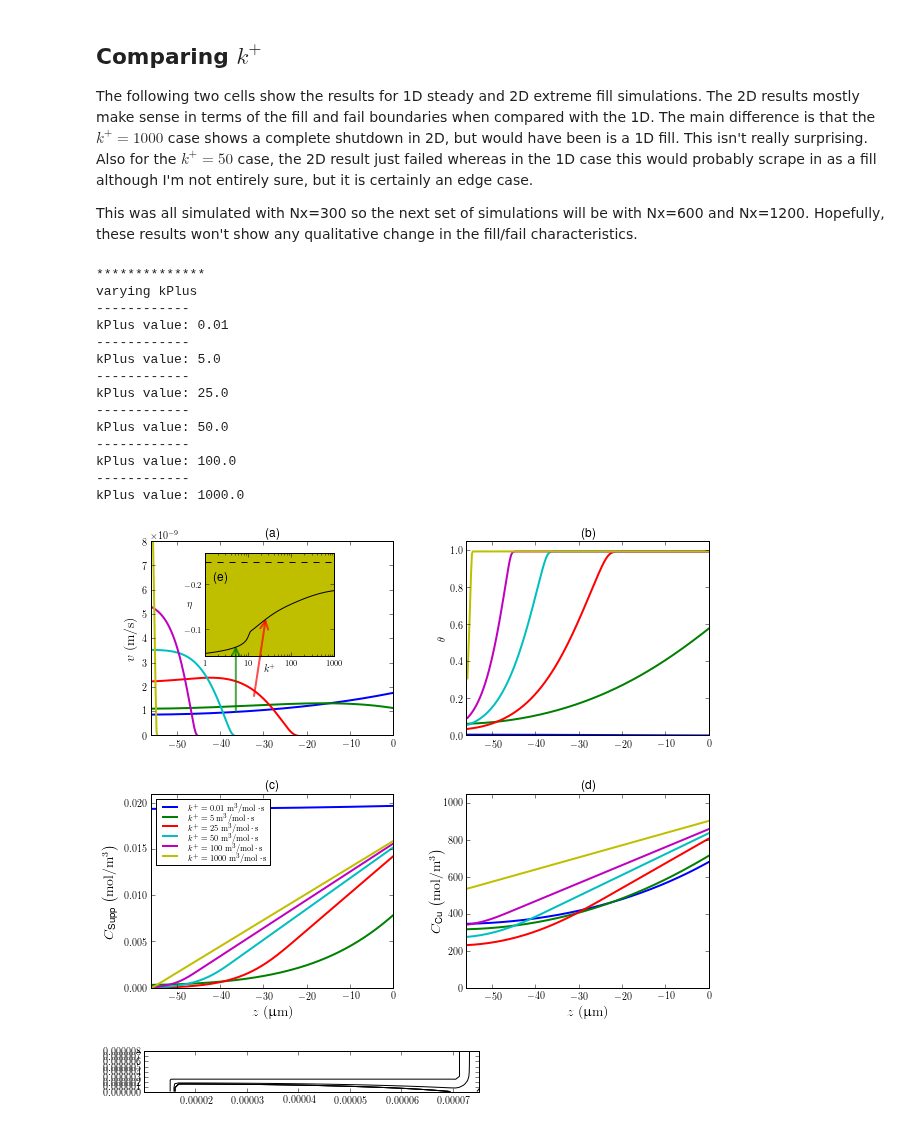
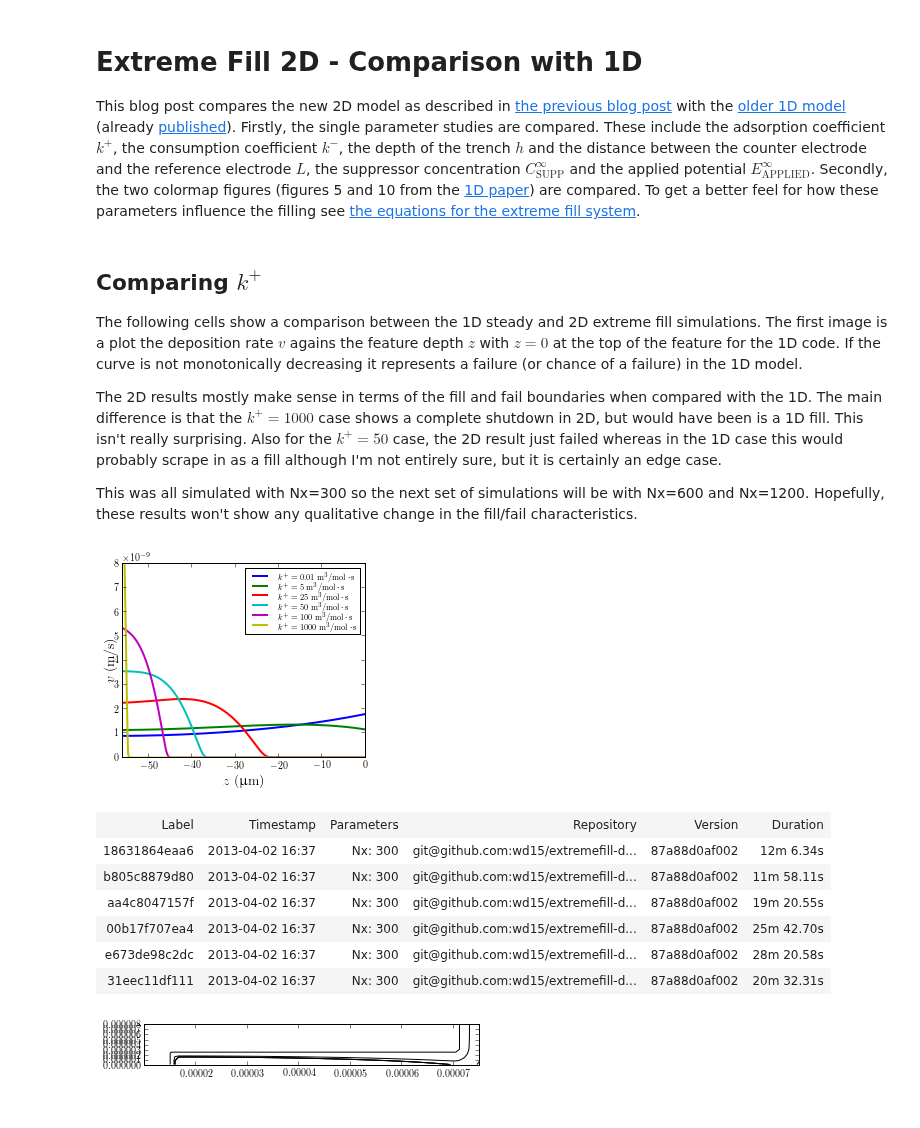
Before and after one commit to wd15/extremefill2D, a Jupyter notebook: Extremefill2D_1Dcomparison.ipynb, the cells around one changed output. Cells and saved outputs as stored; diff of their text form; code cells hidden in the pictures.

Commit message:
Rename IPython notebooks to something more sensible.
Start to update Extremefill2D_1Dcomparison notebook with new Sumatra
tables and better images.

```diff
--- a/Generating1DFigures.ipynb
+++ b/Extremefill2D_1Dcomparison.ipynb
@@ -1,7 +1,27 @@
+# %% [markdown]
+# Extreme Fill 2D - Comparison with 1D
+
+This blog post compares the new 2D model as described in
+[the previous blog post](http://wd15.github.io/2013/05/07/extremefill2d/)
+with the
+[older 1D model](http://wd15.github.io/2013/04/12/extreme-fill-explanation/)
+(already [published](http://dx.doi.org/10.1149/2.009210jes)). Firstly,
+the single parameter studies are compared. These include the adsorption
+coefficient $k^+$, the consumption coefficient $k^-$, the depth of the
+trench $h$ and the distance between the counter electrode and the
+reference electrode $L$, the suppressor concentration
+$C_{\text{SUPP}}^{\infty}$ and the applied potential
+$E_{\text{APPLIED}}^{\infty}$. Secondly, the two colormap figures
+(figures 5 and 10 from the
+[1D paper](http://dx.doi.org/10.1149/2.009210jes)) are compared. To get
+a better feel for how these parameters influence the filling see
+[the equations for the extreme fill system](http://wd15.github.io/extremefill/#extremefill.simulation.Simulation).
 # %% [markdown]
 ## Comparing $k^+$
 
-The following two cells show the results for 1D steady and 2D extreme fill simulations. The 2D results mostly make sense in terms of the fill and fail boundaries when compared with the 1D.
+The following cells show a comparison between the 1D steady and 2D extreme fill simulations. The first image is a plot the deposition rate $v$ agains the feature depth $z$ with $z=0$ at the top of the feature for the 1D code. If the curve is not monotonically decreasing it represents a failure (or chance of a failure) in the 1D model.
+
+The 2D results mostly make sense in terms of the fill and fail boundaries when compared with the 1D.
 The main difference is that the $k^+=1000$ case shows a complete shutdown in 2D, but would have been  is a 1D fill. This isn't really surprising.
 Also for the $k^+=50$ case, the 2D result just failed whereas in the 1D case this would probably scrape in as a fill although I'm not entirely sure, but it is certainly an edge case.
 
@@ -9,27 +29,32 @@ This was all simulated with Nx=300 so the next set of simulations will be with N
 # %%
 import matplotlib
 import pylab
 import extremefill
-extremefill.generateFigures(datafile='/users/wd15/git/extremefill/data.h5', fignumbers=(3,), filesuffix=())
+extremefill.generateFigures(datafile='/users/wd15/git/extremefill/data.h5', fignumbers=(3,), filesuffix=(), deposition_only=True)
 fig = matplotlib.pyplot.gcf()
 fig.set_size_inches(10, 8)
 pylab.show()
 # %% [output]
-**************
-varying kPlus
-------------
-kPlus value: 0.01
-------------
-kPlus value: 5.0
-------------
-kPlus value: 25.0
-------------
-kPlus value: 50.0
-------------
-kPlus value: 100.0
-------------
-kPlus value: 1000.0
-[figure, old version]
+[figure, new version]
+# %%
+from multiViewer import MultiViewer
+from smtext import getSMTRecords, smt_ipy_table
+
+kPluses = (0.01, 5.0, 25.0, 50.0, 100.0, 1000.0)
+records = getSMTRecords(tags=['serialnumber9'])
+records = [getSMTRecords(records=records, parameters={'kPlus' : kPlus})[0] for kPlus in kPluses]
+title = [r'$k^+$={0:1.1e}'.format(r.parameters['kPlus']) for r in records]
+viewer = MultiViewer(records, baseRecords=[], title=title, figsize=(12, 9))
+viewer.plot(times=(0., 1000., 2000., 3000., 4000.))
+smt_ipy_table(records, fields=['label', 'timestamp', 'parameters', 'repository', 'version', 'duration'], parameters=['kPlus'])
+# %% [output]
+| Label | Timestamp | Parameters | Repository | Version | Duration |
+| 18631864eaa6 | 2013-04-02 16:37 | Nx: 300 | git@github.com:wd15/extremefill-d... | 87a88d0af002 | 12m 6.34s |
+| b805c8879d80 | 2013-04-02 16:37 | Nx: 300 | git@github.com:wd15/extremefill-d... | 87a88d0af002 | 11m 58.11s |
+| aa4c8047157f | 2013-04-02 16:37 | Nx: 300 | git@github.com:wd15/extremefill-d... | 87a88d0af002 | 19m 20.55s |
+| 00b17f707ea4 | 2013-04-02 16:37 | Nx: 300 | git@github.com:wd15/extremefill-d... | 87a88d0af002 | 25m 42.70s |
+| e673de98c2dc | 2013-04-02 16:37 | Nx: 300 | git@github.com:wd15/extremefill-d... | 87a88d0af002 | 28m 20.58s |
+| 31eec11df111 | 2013-04-02 16:37 | Nx: 300 | git@github.com:wd15/extremefill-d... | 87a88d0af002 | 20m 32.31s |
 # %%
 from viewer import Records
 from viewer import ContourViewer
```
Also changed, not shown: 1 other file.
